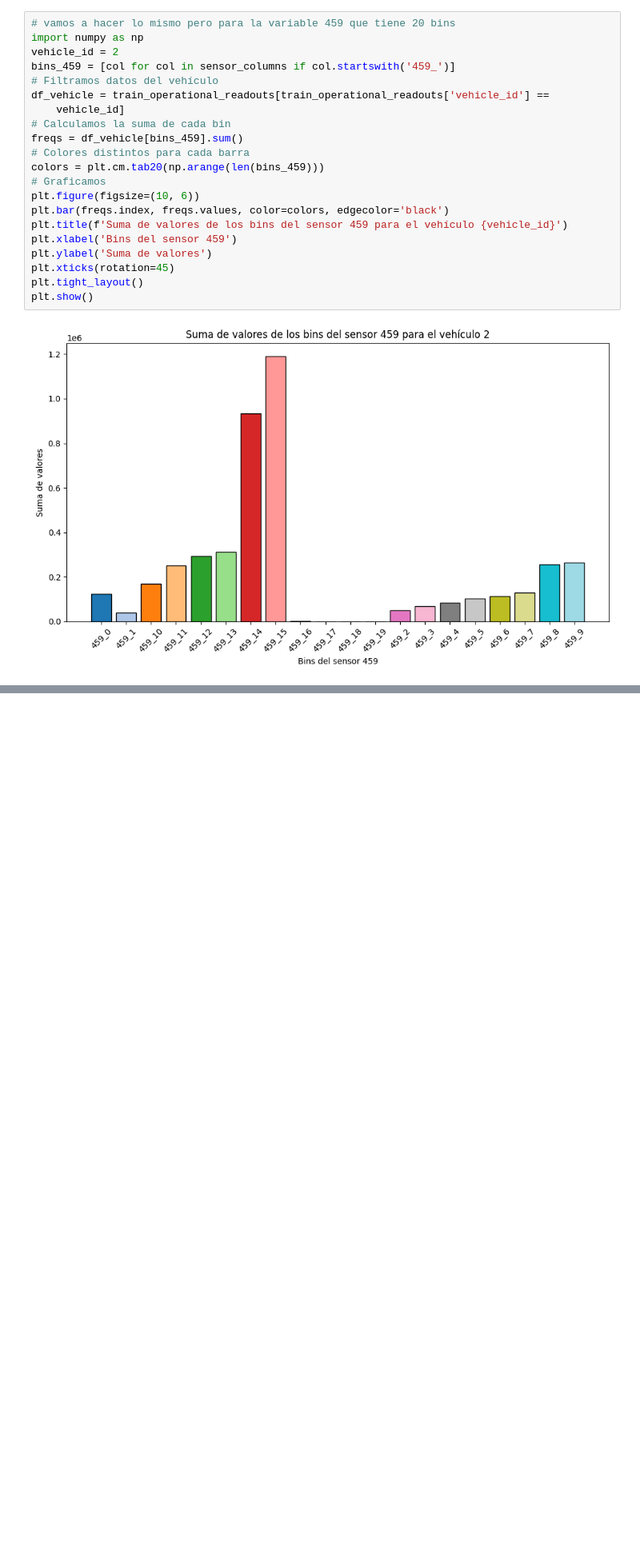
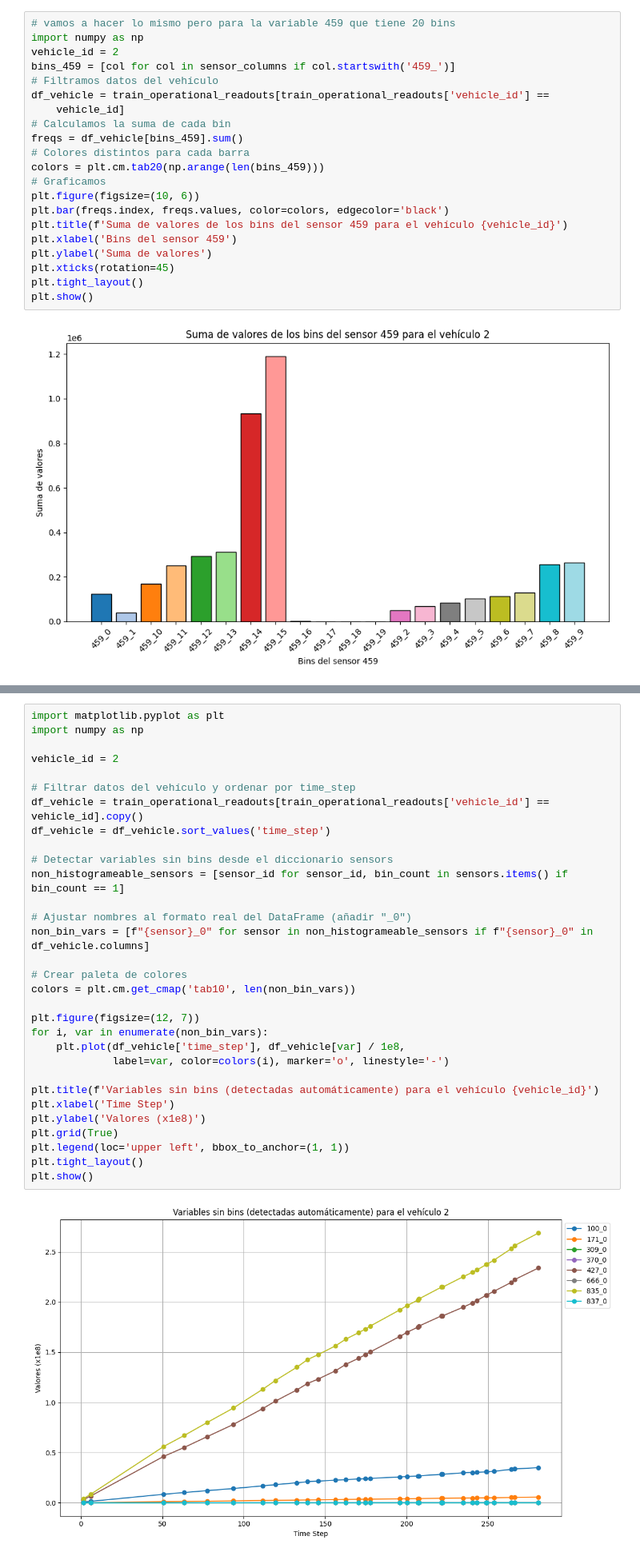
Before and after one commit to AlexSG29/IDA-Challenge-Tesis-Transformers, a Jupyter notebook: notebooks/train.ipynb, the cells around one changed output, grey strips where cells are left out. Shown: that part at 80% size. Saved outputs shown, nothing was run; the diff lists cells and outputs as text; blank space fills up the shorter version.

```diff
--- a/notebooks/train.ipynb
+++ b/notebooks/train.ipynb
@@ -248,0 +258,33 @@ plt.show()
+# %%
+import matplotlib.pyplot as plt
+import numpy as np
+
+vehicle_id = 2
+
+# Filtrar datos del vehículo y ordenar por time_step
+df_vehicle = train_operational_readouts[train_operational_readouts['vehicle_id'] == vehicle_id].copy()
+df_vehicle = df_vehicle.sort_values('time_step')
+
+# Detectar variables sin bins desde el diccionario sensors
+non_histogrameable_sensors = [sensor_id for sensor_id, bin_count in sensors.items() if bin_count == 1]
+
+# Ajustar nombres al formato real del DataFrame (añadir "_0")
+non_bin_vars = [f"{sensor}_0" for sensor in non_histogrameable_sensors if f"{sensor}_0" in df_vehicle.columns]
+
+# Crear paleta de colores
+colors = plt.cm.get_cmap('tab10', len(non_bin_vars))
+
+plt.figure(figsize=(12, 7))
+for i, var in enumerate(non_bin_vars):
+    plt.plot(df_vehicle['time_step'], df_vehicle[var] / 1e8,
+             label=var, color=colors(i), marker='o', linestyle='-')
+
+plt.title(f'Variables sin bins (detectadas automáticamente) para el vehículo {vehicle_id}')
+plt.xlabel('Time Step')
+plt.ylabel('Valores (x1e8)')
+plt.grid(True)
+plt.legend(loc='upper left', bbox_to_anchor=(1, 1))
+plt.tight_layout()
+plt.show()
+# %% [output]
+[figure, added]
```
Also changed, not shown: parts of 5 cells of this notebook.
